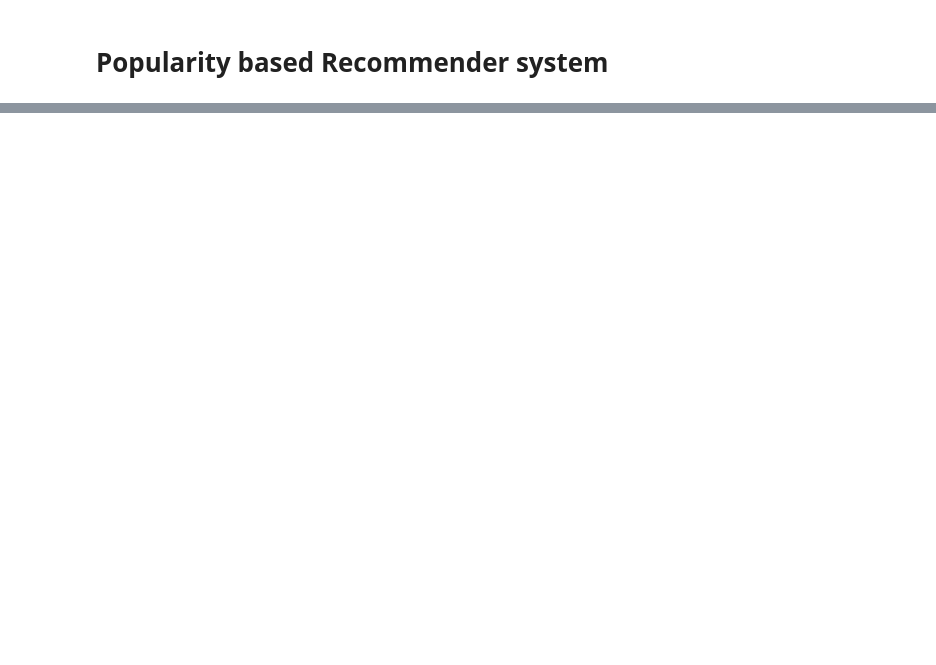
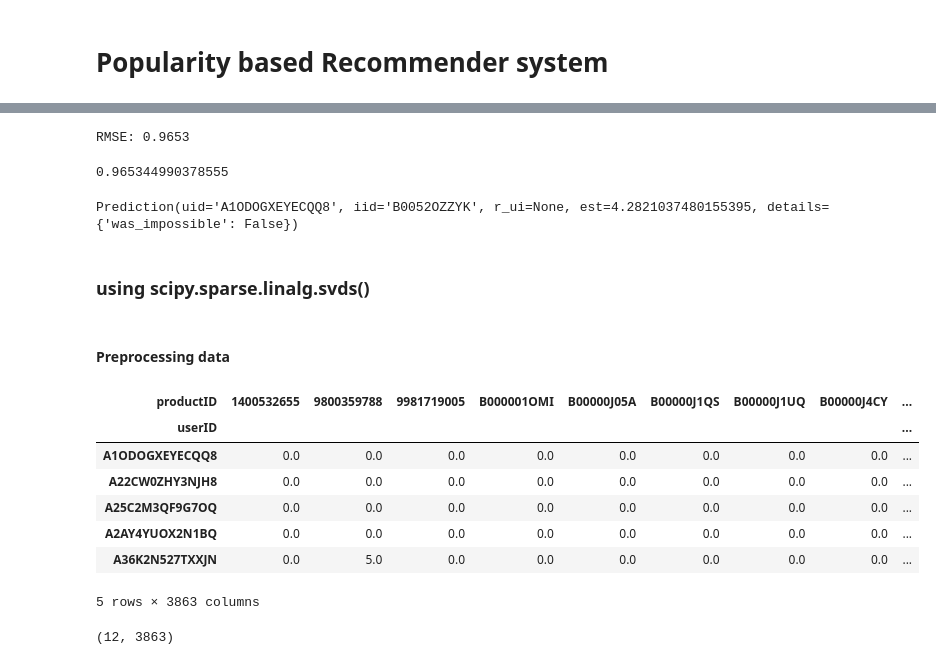
Before and after one commit to imanjunathn/Recommender_system, a Jupyter notebook: Recommender_system.ipynb, the cells around one changed output, grey strips where cells are left out. Cells and saved outputs as stored; diff of their text form; code cells hidden in the pictures; blank space fills up the shorter version.

```diff
--- a/Recommender_system.ipynb
+++ b/Recommender_system.ipynb
@@ -85,7 +101,10 @@ Name: userRating, dtype: int64
 # %%
-user_counts = e_commerce_data['userId'].value_counts()
+user_counts = e_commerce_data['userID'].value_counts()
 # %%
 len(user_counts[user_counts<=290])
 # %% [output]
 4201684
+# %%
+filter_ = user_counts >= 290
+filter_ = filter_[filter_].index.tolist()
 # %%
@@ -138,0 +274,33 @@ trained_data_sort.head(5)
+# %%
+accuracy.rmse(test_pred)
+# %% [output]
+RMSE: 0.9653
+0.965344990378555
+# %%
+model_user_based.predict('A1ODOGXEYECQQ8','B0052OZZYK')
+# %% [output]
+Prediction(uid='A1ODOGXEYECQQ8', iid='B0052OZZYK', r_ui=None, est=4.2821037480155395, details={'was_impossible': False})
+# %% [markdown]
+### using scipy.sparse.linalg.svds()
+# %% [markdown]
+#### Preprocessing data
+# %%
+# Prepare pivot dataframe from 'new_e_commerce_data'.
+# 'new_e_commerce_data' is a dataframe, where it consists only users who have more than 290 counts.
+final_rating_matrix = new_e_commerce_data.pivot(index='userID',columns='productID',values='rating').fillna(0)
+# %%
+# pivot dataframe
+final_rating_matrix.head()
+# %% [output]
+| productID | 1400532655 | 9800359788 | 9981719005 | B000001OMI | B00000J05A | B00000J1QS | B00000J1UQ | B00000J4CY | ... |
+| userID |  |  |  |  |  |  |  |  | ... |
+| A1ODOGXEYECQQ8 | 0.0 | 0.0 | 0.0 | 0.0 | 0.0 | 0.0 | 0.0 | 0.0 | ... |
+| A22CW0ZHY3NJH8 | 0.0 | 0.0 | 0.0 | 0.0 | 0.0 | 0.0 | 0.0 | 0.0 | ... |
+| A25C2M3QF9G7OQ | 0.0 | 0.0 | 0.0 | 0.0 | 0.0 | 0.0 | 0.0 | 0.0 | ... |
+| A2AY4YUOX2N1BQ | 0.0 | 0.0 | 0.0 | 0.0 | 0.0 | 0.0 | 0.0 | 0.0 | ... |
+| A36K2N527TXXJN | 0.0 | 5.0 | 0.0 | 0.0 | 0.0 | 0.0 | 0.0 | 0.0 | ... |
+5 rows × 3863 columns
+# %%
+final_rating_matrix.shape
+# %% [output]
+(12, 3863)
```
Also changed, not shown: parts of 43 cells of this notebook.
